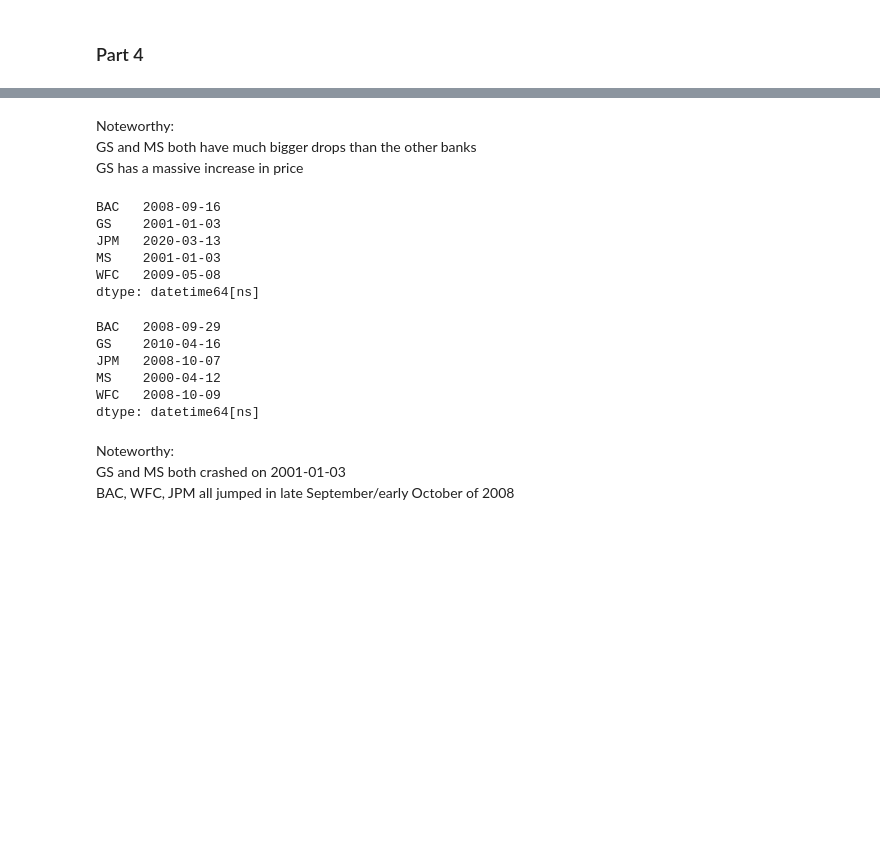
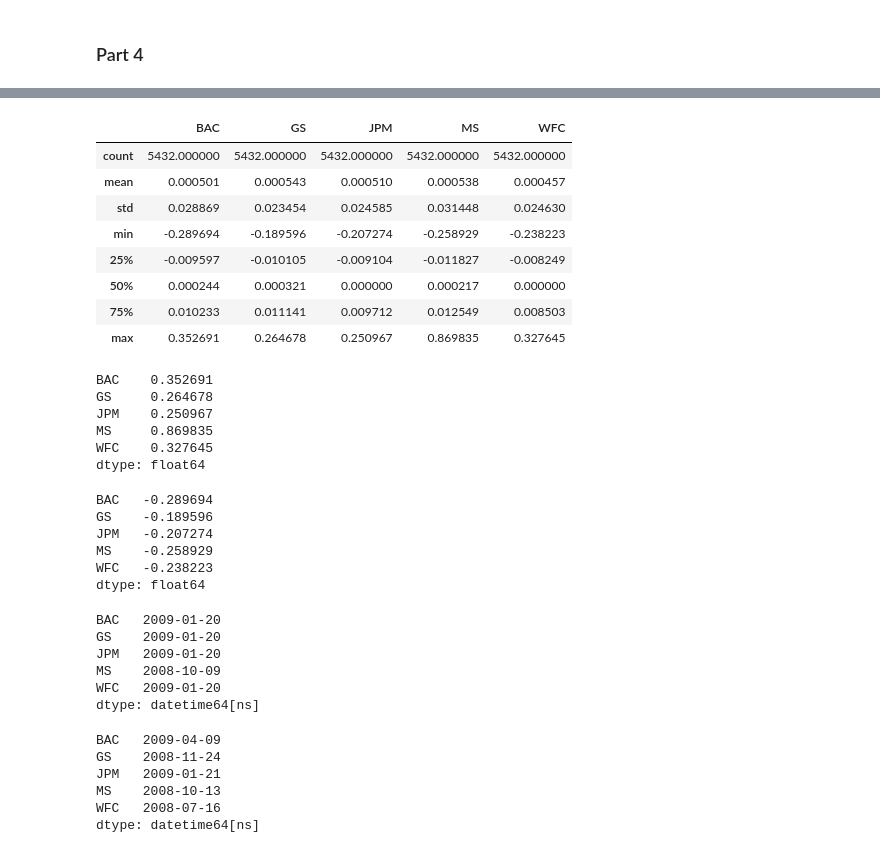
Before and after one commit to illeanz/w1challenge, a Jupyter notebook: w1 data challenge.ipynb, the cells around one changed output, grey strips where cells are left out. Saved outputs shown, nothing was run; the diff lists cells and outputs as text; code cells hidden in the pictures; blank space fills up the shorter version.

```diff
--- a/w1 data challenge.ipynb
+++ b/w1 data challenge.ipynb
@@ -79,26 +63,48 @@ data["Difference"].describe()
-# %% [markdown]
-Noteworthy:
-GS and MS both have much bigger drops than the other banks
-GS has a massive increase in price
-# %%
-data["Difference"].idxmin()
-# %% [output]
-BAC   2008-09-16
-GS    2001-01-03
-JPM   2020-03-13
-MS    2001-01-03
-WFC   2009-05-08
-dtype: datetime64[ns]
-# %%
-data["Difference"].idxmax()
-# %% [output]
-BAC   2008-09-29
-GS    2010-04-16
-JPM   2008-10-07
-MS    2000-04-12
-WFC   2008-10-09
-dtype: datetime64[ns]
-# %% [markdown]
-Noteworthy:
-GS and MS both crashed on 2001-01-03
-BAC, WFC, JPM all jumped in late September/early October of 2008
+# %%
+data_roc.describe()
+# %% [output]
+|  | BAC | GS | JPM | MS | WFC |
+| count | 5432.000000 | 5432.000000 | 5432.000000 | 5432.000000 | 5432.000000 |
+| mean | 0.000501 | 0.000543 | 0.000510 | 0.000538 | 0.000457 |
+| std | 0.028869 | 0.023454 | 0.024585 | 0.031448 | 0.024630 |
+| min | -0.289694 | -0.189596 | -0.207274 | -0.258929 | -0.238223 |
+| 25% | -0.009597 | -0.010105 | -0.009104 | -0.011827 | -0.008249 |
+| 50% | 0.000244 | 0.000321 | 0.000000 | 0.000217 | 0.000000 |
+| 75% | 0.010233 | 0.011141 | 0.009712 | 0.012549 | 0.008503 |
+| max | 0.352691 | 0.264678 | 0.250967 | 0.869835 | 0.327645 |
+# %%
+data_roc.max()
+# %% [output]
+BAC    0.352691
+GS     0.264678
+JPM    0.250967
+MS     0.869835
+WFC    0.327645
+dtype: float64
+# %%
+data_roc.min()
+# %% [output]
+BAC   -0.289694
+GS    -0.189596
+JPM   -0.207274
+MS    -0.258929
+WFC   -0.238223
+dtype: float64
+# %%
+data_roc.idxmin()
+# %% [output]
+BAC   2009-01-20
+GS    2009-01-20
+JPM   2009-01-20
+MS    2008-10-09
+WFC   2009-01-20
+dtype: datetime64[ns]
+# %%
+data_roc.idxmax()
+# %% [output]
+BAC   2009-04-09
+GS    2008-11-24
+JPM   2009-01-21
+MS    2008-10-13
+WFC   2008-07-16
+dtype: datetime64[ns]
```
Also changed, not shown: parts of 8 cells of this notebook.
